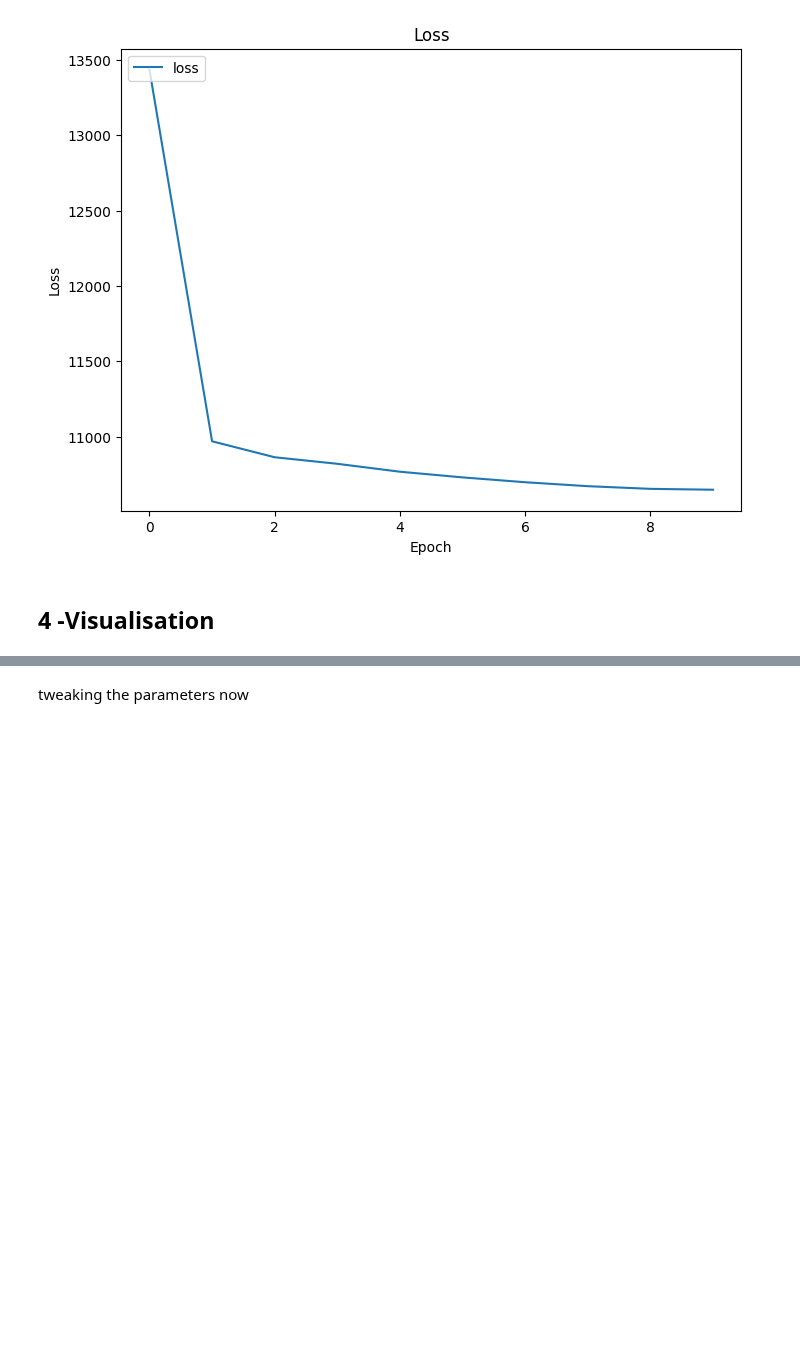
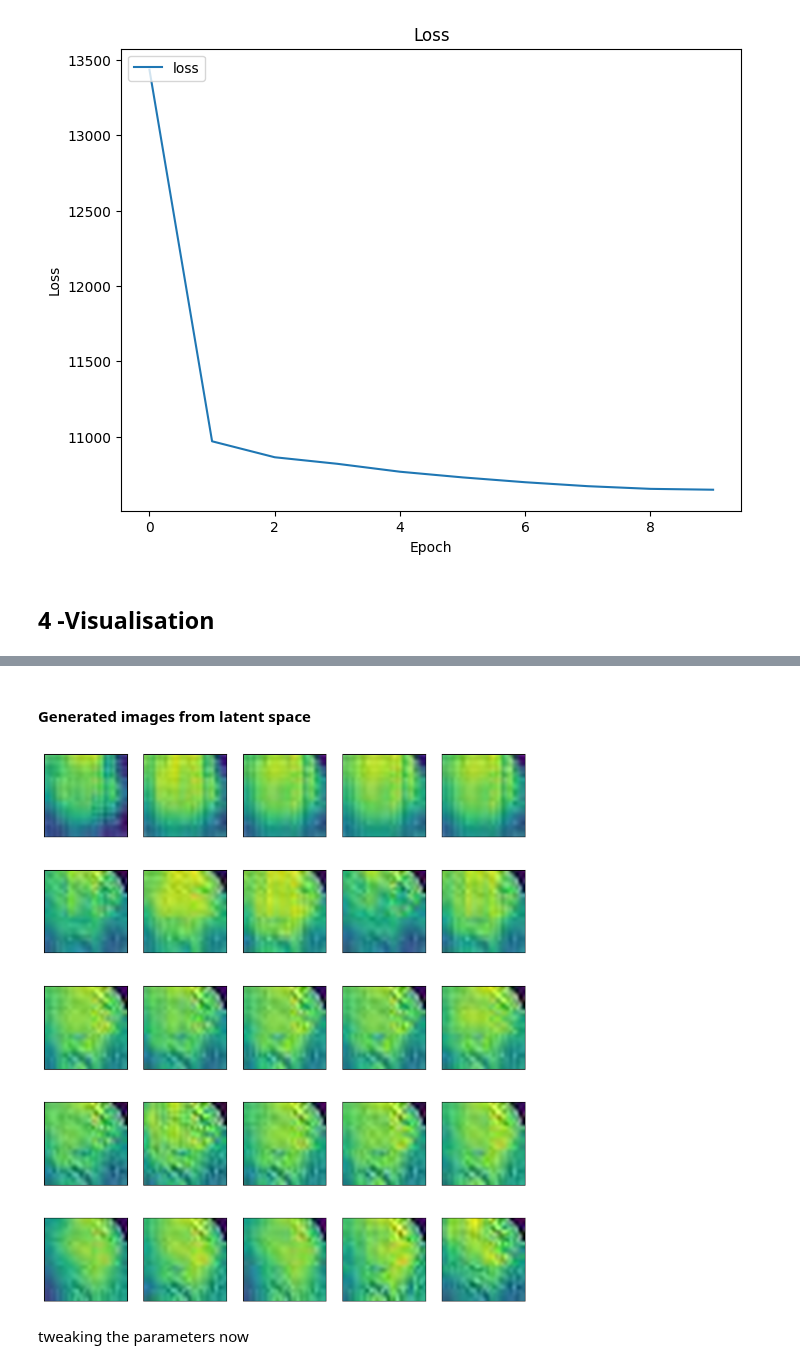
Before and after one commit to MatheoLeroyEnsae/gen-ai-fwi, a Jupyter notebook: notebooks/04_VAE.ipynb, the cells around one changed output, grey strips where cells are left out. Saved outputs shown, nothing was run; the diff lists cells and outputs as text; code cells hidden in the pictures; blank space fills up the shorter version.

```diff
--- a/notebooks/04_VAE.ipynb
+++ b/notebooks/04_VAE.ipynb
@@ -459,3 +459,9 @@ fidle.scrawler.images(images_orig, None, indices='all', columns=5, x_size=2, y_s
+# %%
+fidle.utils.subtitle('Generated images from latent space')
+fidle.scrawler.images(images_r, None, indices='all', columns=5, x_size=2,y_size=2, save_as='03-generated')
+# %% [output]
+<br>**Generated images from latent space**
+[figure, added]
 # %% [markdown]
 tweaking the parameters now
 # %%
```
Also changed, not shown: parts of 2 cells of this notebook, 5 other files.
